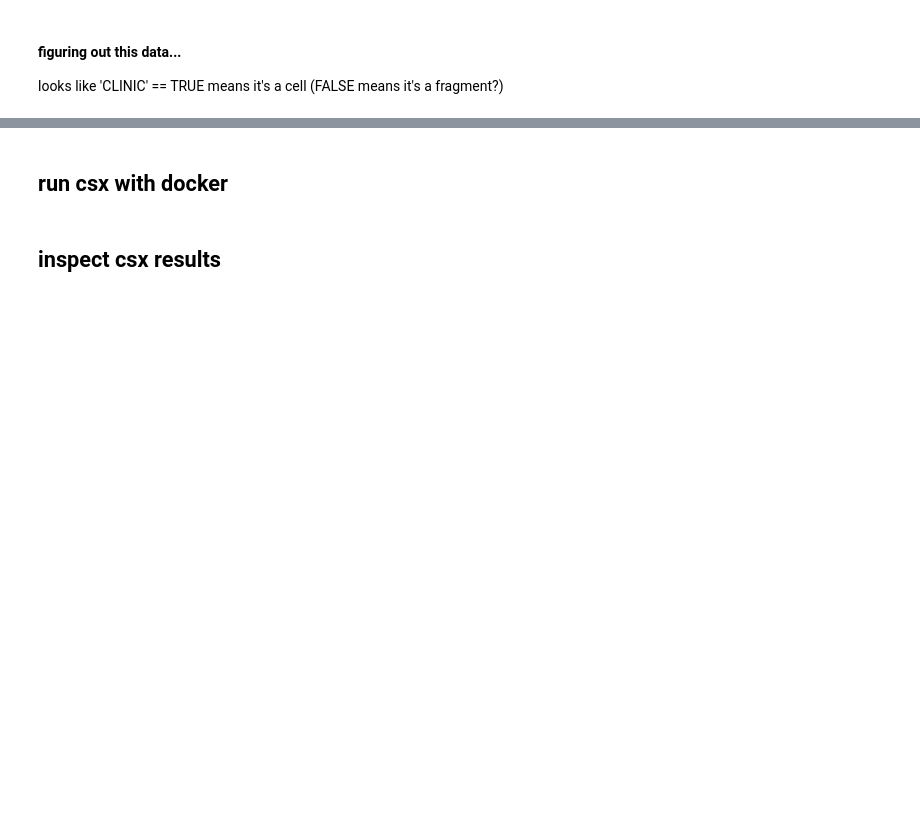
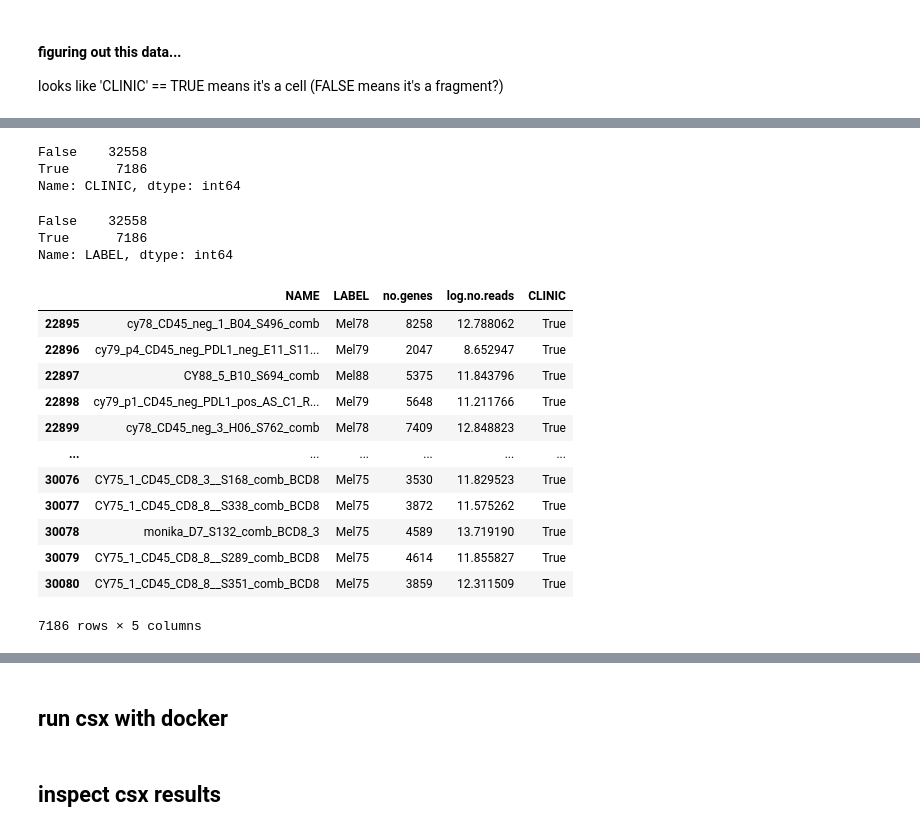
Before and after one commit to davidliu-lab/deconv, a Jupyter notebook: Tut 1 - melanoma tirosh.ipynb, the cells around one changed output, grey strips where cells are left out. Saved outputs shown, nothing was run; the diff lists cells and outputs as text; code cells hidden in the pictures; blank space fills up the shorter version.

```diff
--- a/Tut 1 - melanoma tirosh.ipynb
+++ b/Tut 1 - melanoma tirosh.ipynb
@@ -67,6 +94,12 @@ tirosh_sc_derek_metadata = pd.read_csv(
 #     index_col=0,
     skiprows=[1]
 )
+
+# convert CLINIC to a bool, so i can query on it faster
+tirosh_sc_derek_metadata['CLINIC_bool'] = \
+    tirosh_sc_derek_metadata['CLINIC'].map({'TRUE': True, 'FALSE': False}).astype(bool)
+tirosh_sc_derek_metadata.drop('CLINIC', axis='columns', inplace=True)
+tirosh_sc_derek_metadata.rename({'CLINIC_bool': 'CLINIC'}, axis='columns', inplace=True)
 # %% [markdown]
 #### figuring out this data...
 looks like 'CLINIC' == TRUE means it's a cell (FALSE means it's a fragment?)
@@ -73,4 +120,12 @@ looks like 'CLINIC' == TRUE means it's a cell (FALSE means it's a fragment?)
 # %%
 tirosh_sc_derek_metadata['CLINIC'].value_counts()
+# %% [output]
+False    32558
+True      7186
+Name: CLINIC, dtype: int64
 # %%
 tirosh_sc_derek_metadata['LABEL'].str.contains("Mel").value_counts()
+# %% [output]
+False    32558
+True      7186
+Name: LABEL, dtype: int64
@@ -79,5 +132,19 @@ tirosh_sc_derek_metadata.sample(10, random_state=0)
 # %%
-tirosh_sc_derek_metadata.query('CLINIC == "TRUE"')
+tirosh_sc_derek_metadata.query('CLINIC == True')
+# %% [output]
+|  | NAME | LABEL | no.genes | log.no.reads | CLINIC |
+| 22895 | cy78_CD45_neg_1_B04_S496_comb | Mel78 | 8258 | 12.788062 | True |
+| 22896 | cy79_p4_CD45_neg_PDL1_neg_E11_S11... | Mel79 | 2047 | 8.652947 | True |
+| 22897 | CY88_5_B10_S694_comb | Mel88 | 5375 | 11.843796 | True |
+| 22898 | cy79_p1_CD45_neg_PDL1_pos_AS_C1_R... | Mel79 | 5648 | 11.211766 | True |
+| 22899 | cy78_CD45_neg_3_H06_S762_comb | Mel78 | 7409 | 12.848823 | True |
+| ... | ... | ... | ... | ... | ... |
+| 30076 | CY75_1_CD45_CD8_3__S168_comb_BCD8 | Mel75 | 3530 | 11.829523 | True |
+| 30077 | CY75_1_CD45_CD8_8__S338_comb_BCD8 | Mel75 | 3872 | 11.575262 | True |
+| 30078 | monika_D7_S132_comb_BCD8_3 | Mel75 | 4589 | 13.719190 | True |
+| 30079 | CY75_1_CD45_CD8_8__S289_comb_BCD8 | Mel75 | 4614 | 11.855827 | True |
+| 30080 | CY75_1_CD45_CD8_8__S351_comb_BCD8 | Mel75 | 3859 | 12.311509 | True |
+7186 rows × 5 columns
 # %%
 path = (
     "/mnt/buckets/liulab/csx_example_files/Single_Cell_RNA-Seq_Melanoma_SuppFig_3b-d/"
```
Also changed, not shown: parts of 23 cells of this notebook.
